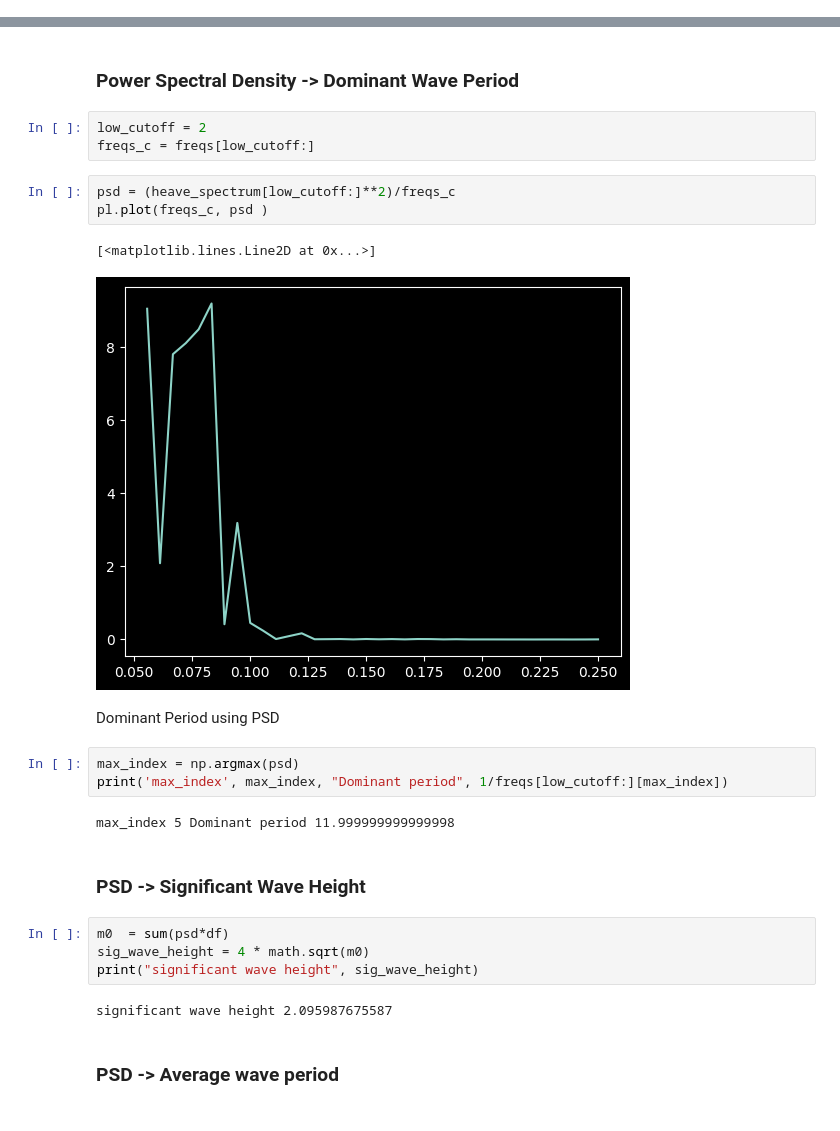
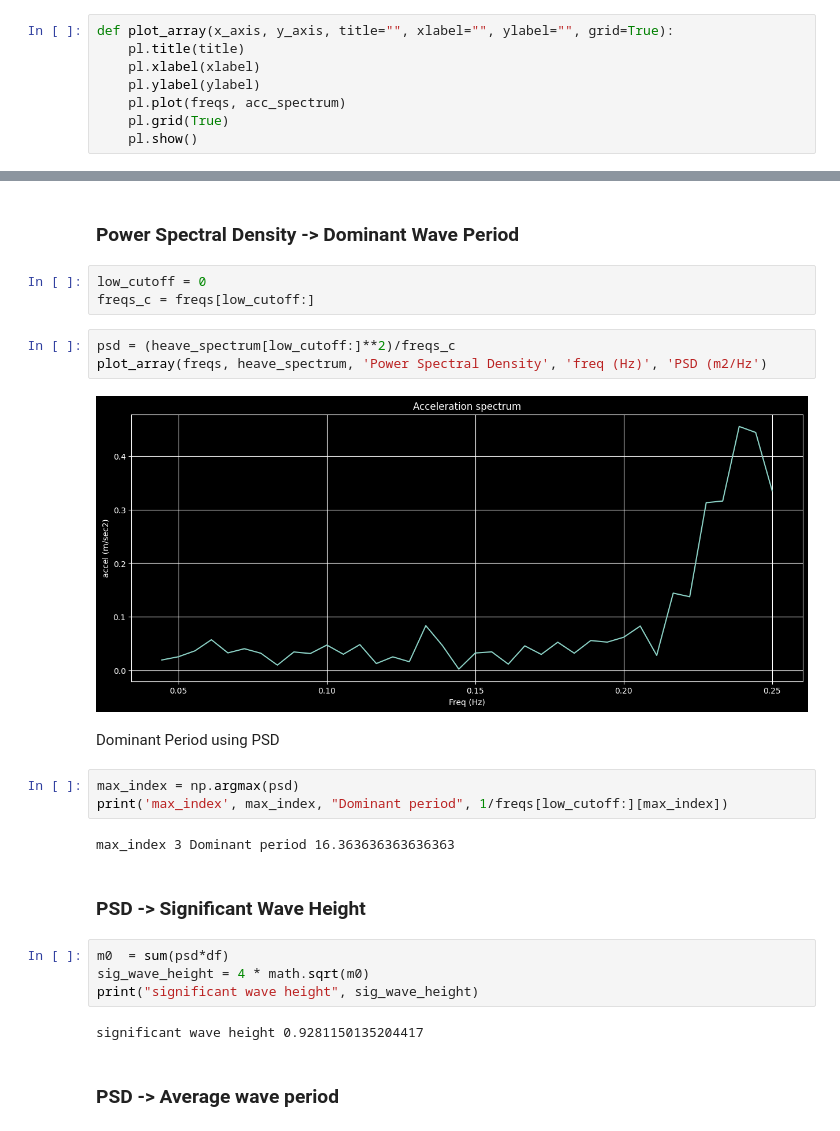
Before and after one commit to mauroc/sqrpi, a Jupyter notebook: dev01.ipynb, the cells around one changed output, grey strips where cells are left out. Cells and saved outputs as stored; diff of their text form.

Commit message:
fine tuning cutoff frequency and min/max periods

```diff
--- a/dev01.ipynb
+++ b/dev01.ipynb
@@ -52,6 +54,14 @@ lb = imp.load_source(Lib_name, Lib_path)
 print(lb.test_func())
 # %% [output]
 pluto
+# %%
+def plot_array(x_axis, y_axis, title="", xlabel="", ylabel="", grid=True):
+    pl.title(title)
+    pl.xlabel(xlabel)
+    pl.ylabel(ylabel)
+    pl.plot(freqs, acc_spectrum)
+    pl.grid(True)
+    pl.show()
 # %% [markdown]
 ### Load Settings ###
 # %%
@@ -195,21 +211,20 @@ pl.show()
 # %% [markdown]
 ### Power Spectral Density -> Dominant Wave Period ###
 # %%
-low_cutoff = 2
+low_cutoff = 0
 freqs_c = freqs[low_cutoff:]
 # %%
 psd = (heave_spectrum[low_cutoff:]**2)/freqs_c
-pl.plot(freqs_c, psd )
+plot_array(freqs, heave_spectrum, 'Power Spectral Density', 'freq (Hz)', 'PSD (m2/Hz')
 # %% [output]
-[<matplotlib.lines.Line2D at 0x...>]
-[figure, old version]
+[figure, new version]
 # %% [markdown]
 Dominant Period using PSD
 # %%
 max_index = np.argmax(psd)
 print('max_index', max_index, "Dominant period", 1/freqs[low_cutoff:][max_index])
 # %% [output]
-max_index 5 Dominant period 11.999999999999998
+max_index 3 Dominant period 16.363636363636363
 # %% [markdown]
 ### PSD -> Significant Wave Height ###
 # %%
@@ -217,7 +232,7 @@ m0  = sum(psd*df)
 sig_wave_height = 4 * math.sqrt(m0)
 print("significant wave height", sig_wave_height)
 # %% [output]
-significant wave height 2.095987675587
+significant wave height 0.9281150135204417
 # %% [markdown]
 ### PSD -> Average wave period ###
 # %%
```
Also changed, not shown: parts of 29 cells of this notebook, 2 other files.
